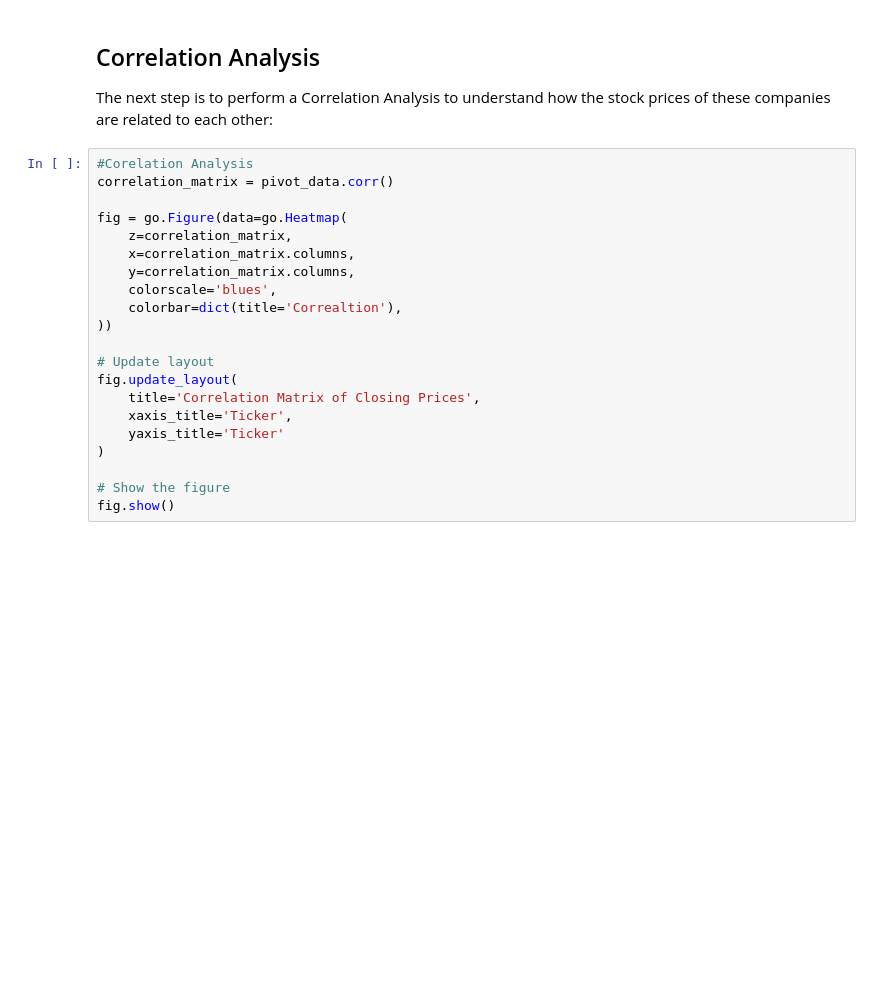
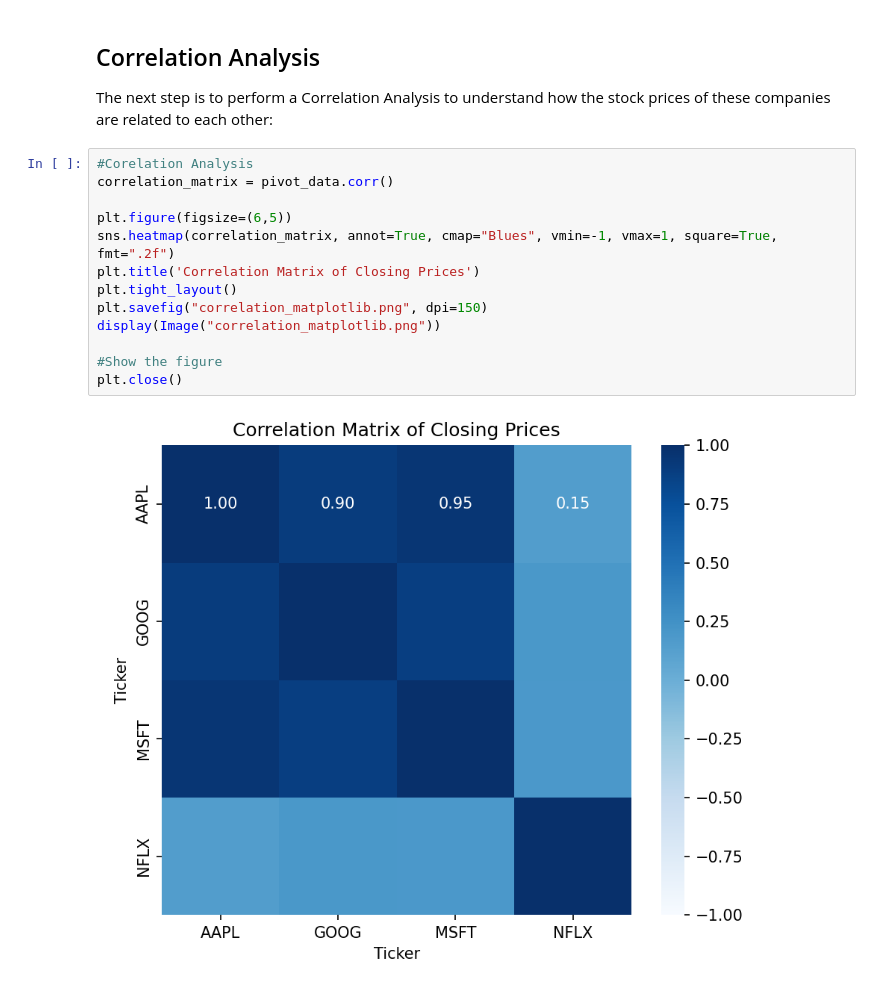
Before and after one commit to DonnahM/Quantitative-Analysis-of-Stocks., a Jupyter notebook: Quantitative_Financial_Insights.ipynb, the cells around one changed output. Cells and saved outputs as stored; diff of their text form; blank space fills up the shorter version.

```diff
--- a/Quantitative_Financial_Insights.ipynb
+++ b/Quantitative_Financial_Insights.ipynb
@@ -157,27 +159,21 @@ It indicates that NFLX and MSFT stocks were most prone to price fluctuations dur
 # %% [markdown]
 ## Correlation Analysis
 The next step is to perform a Correlation Analysis to understand how the stock prices of these companies are related to each other:
-# %%
-#Corelation Analysis
-correlation_matrix = pivot_data.corr()
-
-fig = go.Figure(data=go.Heatmap(
-    z=correlation_matrix,
-    x=correlation_matrix.columns,
-    y=correlation_matrix.columns,
-    colorscale='blues',
-    colorbar=dict(title='Correaltion'),
-))
-
-# Update layout
-fig.update_layout(
-    title='Correlation Matrix of Closing Prices',
-    xaxis_title='Ticker',
-    yaxis_title='Ticker'
-)
-
-# Show the figure
-fig.show()
+# %%
+#Corelation Analysis
+correlation_matrix = pivot_data.corr()
+
+plt.figure(figsize=(6,5))
+sns.heatmap(correlation_matrix, annot=True, cmap="Blues", vmin=-1, vmax=1, square=True, fmt=".2f")
+plt.title('Correlation Matrix of Closing Prices')
+plt.tight_layout()
+plt.savefig("correlation_matplotlib.png", dpi=150)
+display(Image("correlation_matplotlib.png"))
+
+#Show the figure
+plt.close()
+# %% [output]
+[figure, added]
 # %% [markdown]
 The heatmap above dispalys the correlation matrix of the closing prices of the four stocks(AAPL, GOOGL, MSFT NFLX).
 Here is what the correlation coeffiecients suggest:
```
Also changed, not shown: parts of 2 cells of this notebook, 2 other files.
